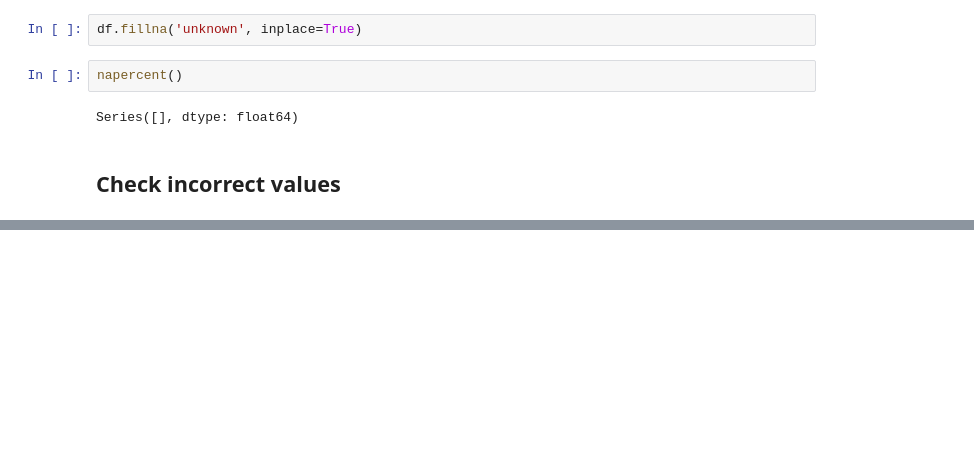
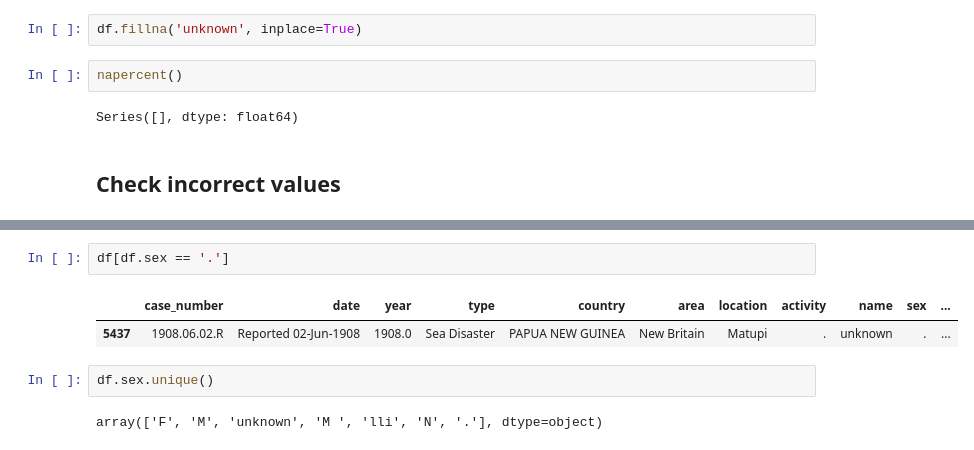
Before and after one commit to Kohkitos/data-cleaning-sharks, a Jupyter notebook: code/sharks.ipynb, the cells around one changed output, grey strips where cells are left out. Saved outputs shown, nothing was run; the diff lists cells and outputs as text; blank space fills up the shorter version.

```diff
--- a/code/sharks.ipynb
+++ b/code/sharks.ipynb
@@ -256,0 +271,9 @@ Series([], dtype: float64)
+# %%
+df[df.sex == '.']
+# %% [output]
+|  | case_number | date | year | type | country | area | location | activity | name | sex | ... |
+| 5437 | 1908.06.02.R | Reported 02-Jun-1908 | 1908.0 | Sea Disaster | PAPUA NEW GUINEA | New Britain | Matupi | . | unknown | . | ... |
+# %%
+df.sex.unique()
+# %% [output]
+array(['F', 'M', 'unknown', 'M ', 'lli', 'N', '.'], dtype=object)
```
Also changed, not shown: parts of 7 cells of this notebook, 1 other file.
